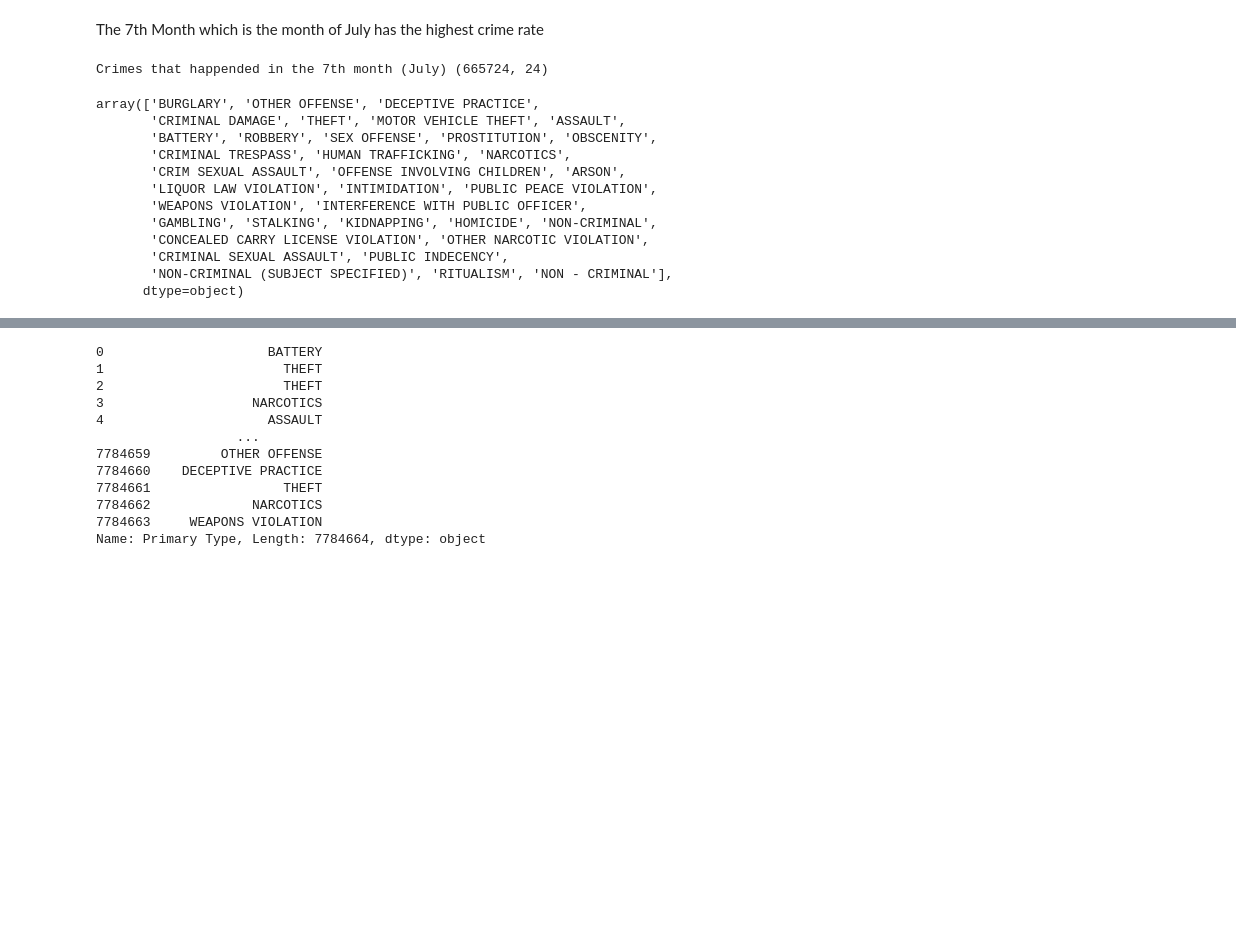
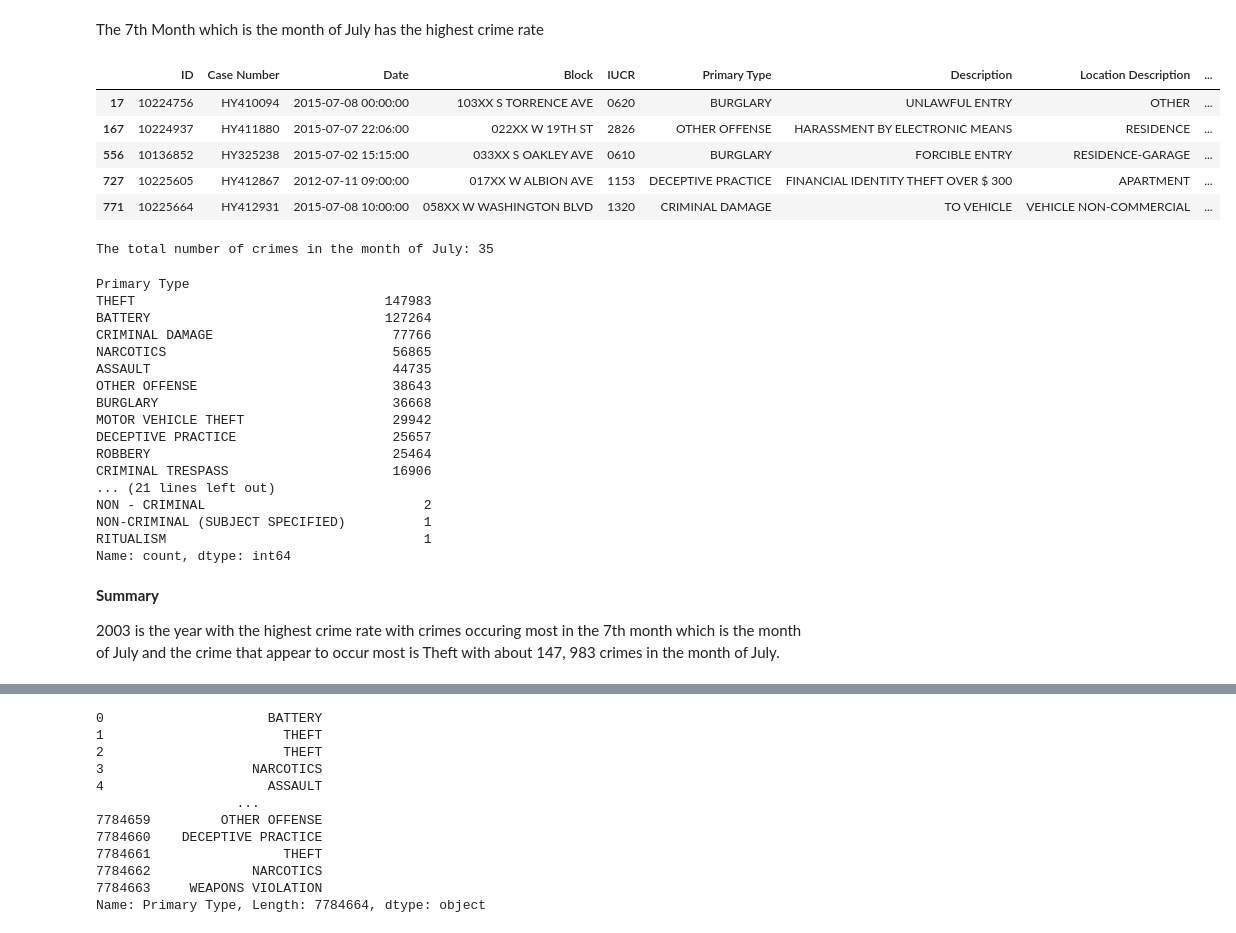
Before and after one commit to RoyalDhee/my_tasks, a Jupyter notebook: task19.ipynb, the cells around one changed output, grey strips where cells are left out. Drawn from its saved outputs; the diff is of its cells as text; code cells hidden in the pictures; blank space fills up the shorter version.

```diff
--- a/task19.ipynb
+++ b/task19.ipynb
@@ -351,23 +351,39 @@ Name: count, dtype: int64
 # %% [markdown]
 The 7th Month which is the month of July has the highest crime rate
 # %%
-crime_july = data[data['Month'] == 7]
-print(f"Crimes that happened in the 7th month (July) {crime_july.shape}")
+high_crime_month = data[data['Month'] == 7]
+high_crime_month.head()
 # %% [output]
-Crimes that happended in the 7th month (July) (665724, 24)
+|  | ID | Case Number | Date | Block | IUCR | Primary Type | Description | Location Description | ... |
+| 17 | 10224756 | HY410094 | 2015-07-08 00:00:00 | 103XX S TORRENCE AVE | 0620 | BURGLARY | UNLAWFUL ENTRY | OTHER | ... |
+| 167 | 10224937 | HY411880 | 2015-07-07 22:06:00 | 022XX W 19TH ST | 2826 | OTHER OFFENSE | HARASSMENT BY ELECTRONIC MEANS | RESIDENCE | ... |
+| 556 | 10136852 | HY325238 | 2015-07-02 15:15:00 | 033XX S OAKLEY AVE | 0610 | BURGLARY | FORCIBLE ENTRY | RESIDENCE-GARAGE | ... |
+| 727 | 10225605 | HY412867 | 2012-07-11 09:00:00 | 017XX W ALBION AVE | 1153 | DECEPTIVE PRACTICE | FINANCIAL IDENTITY THEFT OVER $ 300 | APARTMENT | ... |
+| 771 | 10225664 | HY412931 | 2015-07-08 10:00:00 | 058XX W WASHINGTON BLVD | 1320 | CRIMINAL DAMAGE | TO VEHICLE | VEHICLE NON-COMMERCIAL | ... |
 # %%
-crime_july['Primary Type'].unique()
-crime_july.value_counts()
+
+print("The total number of crimes in the month of July:", high_crime_month['Primary Type'].nunique())
+high_crime_month['Primary Type'].value_counts()
 # %% [output]
-array(['BURGLARY', 'OTHER OFFENSE', 'DECEPTIVE PRACTICE',
-       'CRIMINAL DAMAGE', 'THEFT', 'MOTOR VEHICLE THEFT', 'ASSAULT',
-       'BATTERY', 'ROBBERY', 'SEX OFFENSE', 'PROSTITUTION', 'OBSCENITY',
-       'CRIMINAL TRESPASS', 'HUMAN TRAFFICKING', 'NARCOTICS',
-       'CRIM SEXUAL ASSAULT', 'OFFENSE INVOLVING CHILDREN', 'ARSON',
-       'LIQUOR LAW VIOLATION', 'INTIMIDATION', 'PUBLIC PEACE VIOLATION',
-       'WEAPONS VIOLATION', 'INTERFERENCE WITH PUBLIC OFFICER',
-       'GAMBLING', 'STALKING', 'KIDNAPPING', 'HOMICIDE', 'NON-CRIMINAL',
-       'CONCEALED CARRY LICENSE VIOLATION', 'OTHER NARCOTIC VIOLATION',
-       'CRIMINAL SEXUAL ASSAULT', 'PUBLIC INDECENCY',
-       'NON-CRIMINAL (SUBJECT SPECIFIED)', 'RITUALISM', 'NON - CRIMINAL'],
-      dtype=object)
+The total number of crimes in the month of July: 35
+Primary Type
+THEFT                                147983
+BATTERY                              127264
+CRIMINAL DAMAGE                       77766
+NARCOTICS                             56865
+ASSAULT                               44735
+OTHER OFFENSE                         38643
+BURGLARY                              36668
+MOTOR VEHICLE THEFT                   29942
+DECEPTIVE PRACTICE                    25657
+ROBBERY                               25464
+CRIMINAL TRESPASS                     16906
+... (21 lines left out)
+NON - CRIMINAL                            2
+NON-CRIMINAL (SUBJECT SPECIFIED)          1
+RITUALISM                                 1
+Name: count, dtype: int64
+# %% [markdown]
+**Summary**
+
+2003 is the year with the highest crime rate with crimes occuring most in the 7th month which is the month of July and the crime that appear to occur most is Theft with about 147, 983 crimes in the month of July.
```
Also changed, not shown: parts of 6 cells of this notebook.
